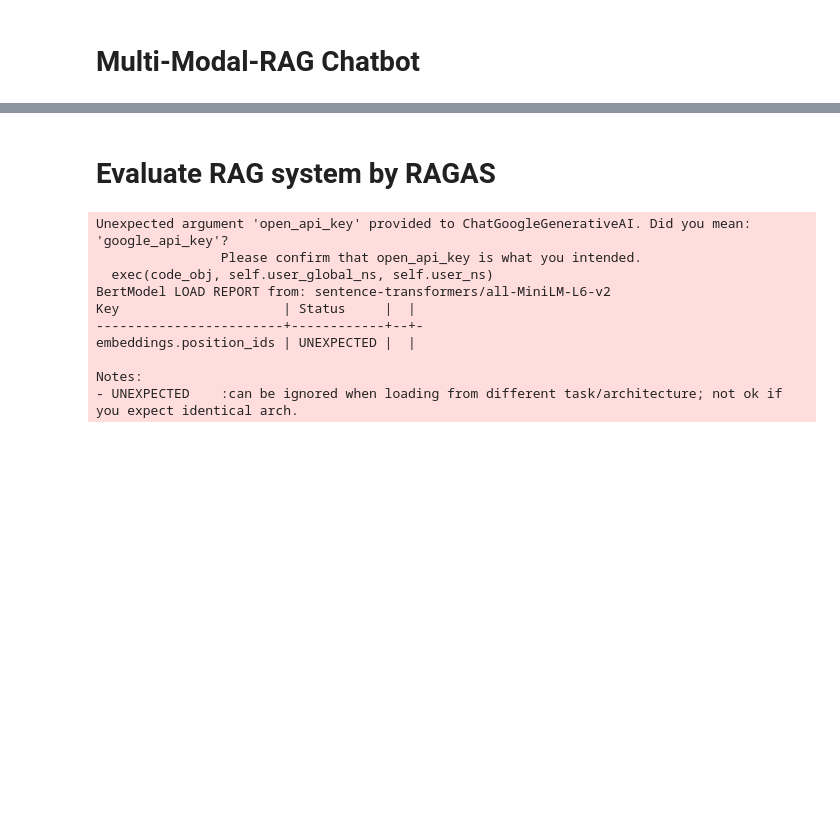
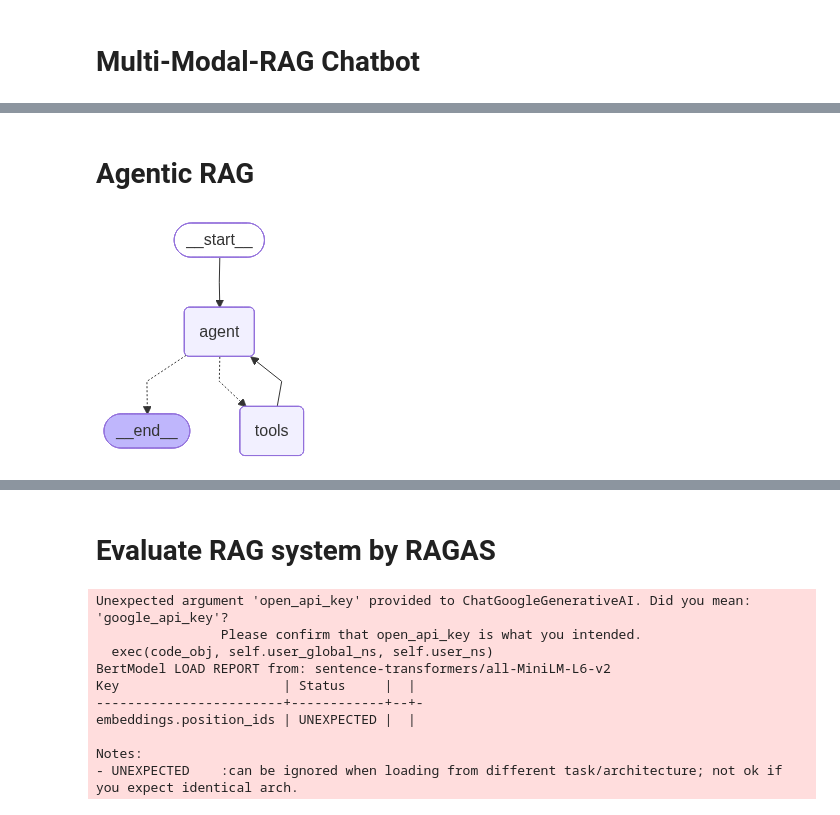
Before and after one commit to duy23520375/MultiModal-RAG-Pipeline, a Jupyter notebook: multi_modal_rag.ipynb, the cells around one changed output, grey strips where cells are left out. Drawn from its saved outputs; the diff is of its cells as text; code cells hidden in the pictures; blank space fills up the shorter version.

Commit message:
v2-Agentic-RAG

```diff
--- a/multi_modal_rag.ipynb
+++ b/multi_modal_rag.ipynb
@@ -280,9 +340,10 @@ def export_chunks_to_json(chunks, filename="chunks_export.json"):
 def create_vector_store(chunks, persist_directory='db/chroma_db_3'):
   print("Creating Database...")
   embedding_model = HuggingFaceEmbeddings(
-    model_name= "sentence-transformers/all-MiniLM-L6-v2",
-    model_kwargs= {'device': 'cpu'}
-  )
+    model_name="sentence-transformers/all-MiniLM-L6-v2",
+    model_kwargs={'device': 'cpu'},
+    encode_kwargs={'normalize_embeddings': True}
+)
   db = Chroma.from_documents(
     documents= chunks,
     persist_directory=persist_directory,
@@ -291,4 +352,4 @@ def create_vector_store(chunks, persist_directory='db/chroma_db_3'):
   )
   print(f'Storing {len(chunks)} in Database')
   return db
-#db = create_vector_store(processed_chunks)
+db = create_vector_store(processed_chunks)
@@ -342,9 +387,9 @@ Storing 25 in Database
 # %%
 all_docs = db.similarity_search('', k = 1000)
 bm25_retriever = BM25Retriever.from_documents(all_docs)
-bm25_retriever.k = 10
+bm25_retriever.k = 5
 
-vector_retriever = db.as_retriever(search_kwargs= {'k':10})
+vector_retriever = db.as_retriever(search_kwargs= {'k':5})
 
 ensemble_retriever = EnsembleRetriever(
   retrievers= [bm25_retriever,vector_retriever],
@@ -382,7 +427,7 @@ def reconstruct_context(relevant_docs):
       original = json.loads(doc.metadata.get('original_content', '{}'))
       raw_text = original.get('raw_text', '')
       tables = original.get('tables_html', [])
-      images = original.get('images_bas64', [])
+      images = original.get('images_base64', [])
 
       text_part = f"---Source:{i+1}---\nContent: {raw_text}\n"
 
@@ -512 +557,29 @@ Gemini answer: There isn't enough data to answer this question.
 Question from user: exit
+# %% [markdown]
+# Agentic RAG
+# %%
+import os
+from langchain_core.tools import tool
+from langchain_community.tools.tavily_search import TavilySearchResults
+
+# 1. Tool tra cứu tài liệu nội bộ
+@tool
+def internal_pdf_search(query: str):
+    """
+    Sử dụng công cụ này để tra cứu thông tin chuyên sâu từ các tài liệu PDF nội bộ.
+    Công cụ này có khả năng trích xuất văn bản, bảng biểu và sơ đồ kỹ thuật.
+    Hãy ưu tiên dùng công cụ này trước khi tìm kiếm bên ngoài.
+    """
+
+    docs = ensemble_retriever.invoke(query)
+    context = reconstruct_context(docs) # Hàm này trả về Text + Table + Image b64
+    return context
+
+# 2. Tool tra cứu Google (Tavily)
+web_search = TavilySearchResults(
+    k=3,
+    description="Chỉ sử dụng khi tài liệu nội bộ không có thông tin hoặc cần cập nhật kiến thức mới nhất từ Internet."
+)
+
+# 3. Gom tất cả vào một danh sách để nạp vào Agent
+tools = [internal_pdf_search, web_search]
@@ -512,0 +673,5 @@ Question from user: exit
+# %%
+from IPython.display import Image,display
+display(Image(app.get_graph().draw_mermaid_png()))
+# %% [output]
+[figure, added]
```
Also changed, not shown: parts of 18 cells of this notebook, 3 other files.
